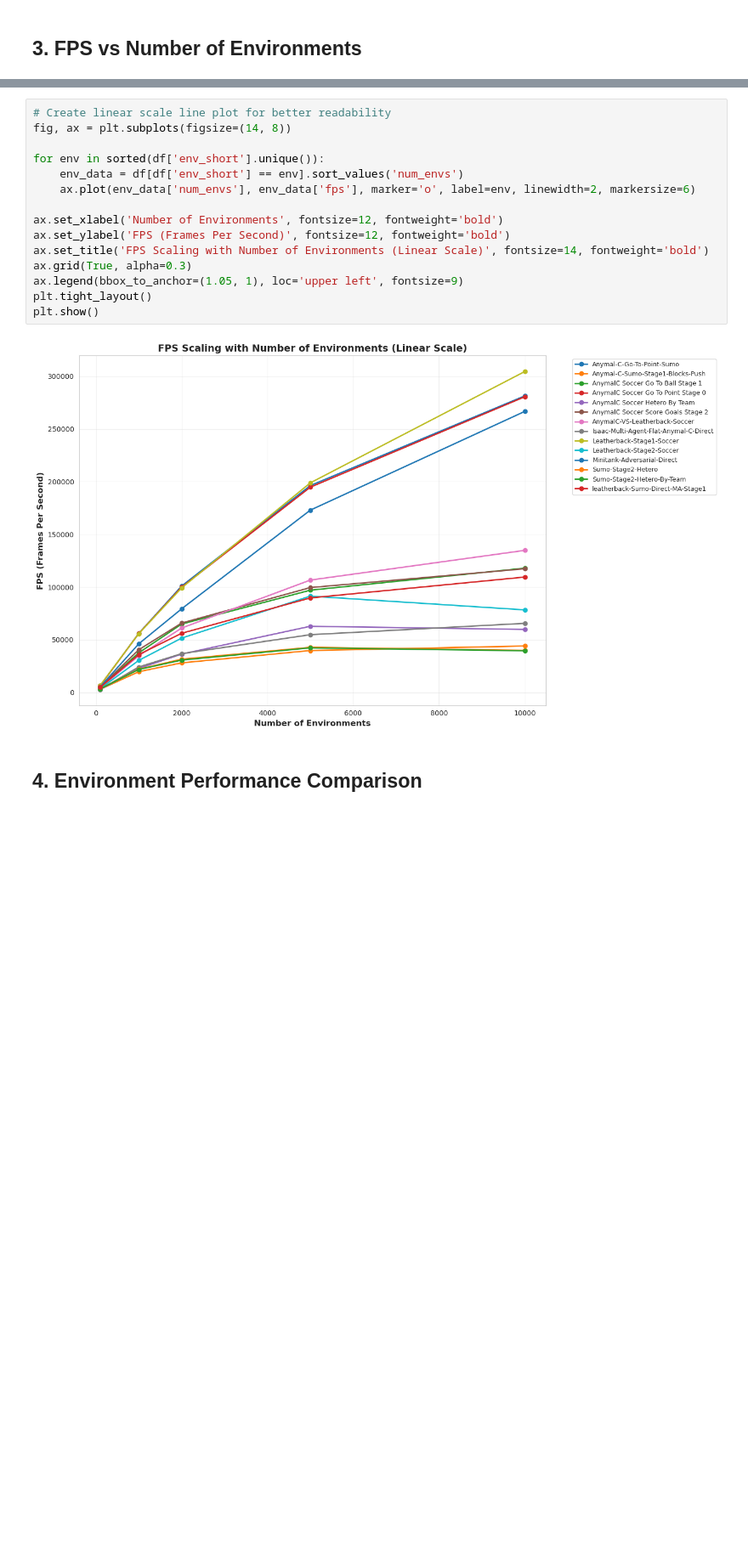
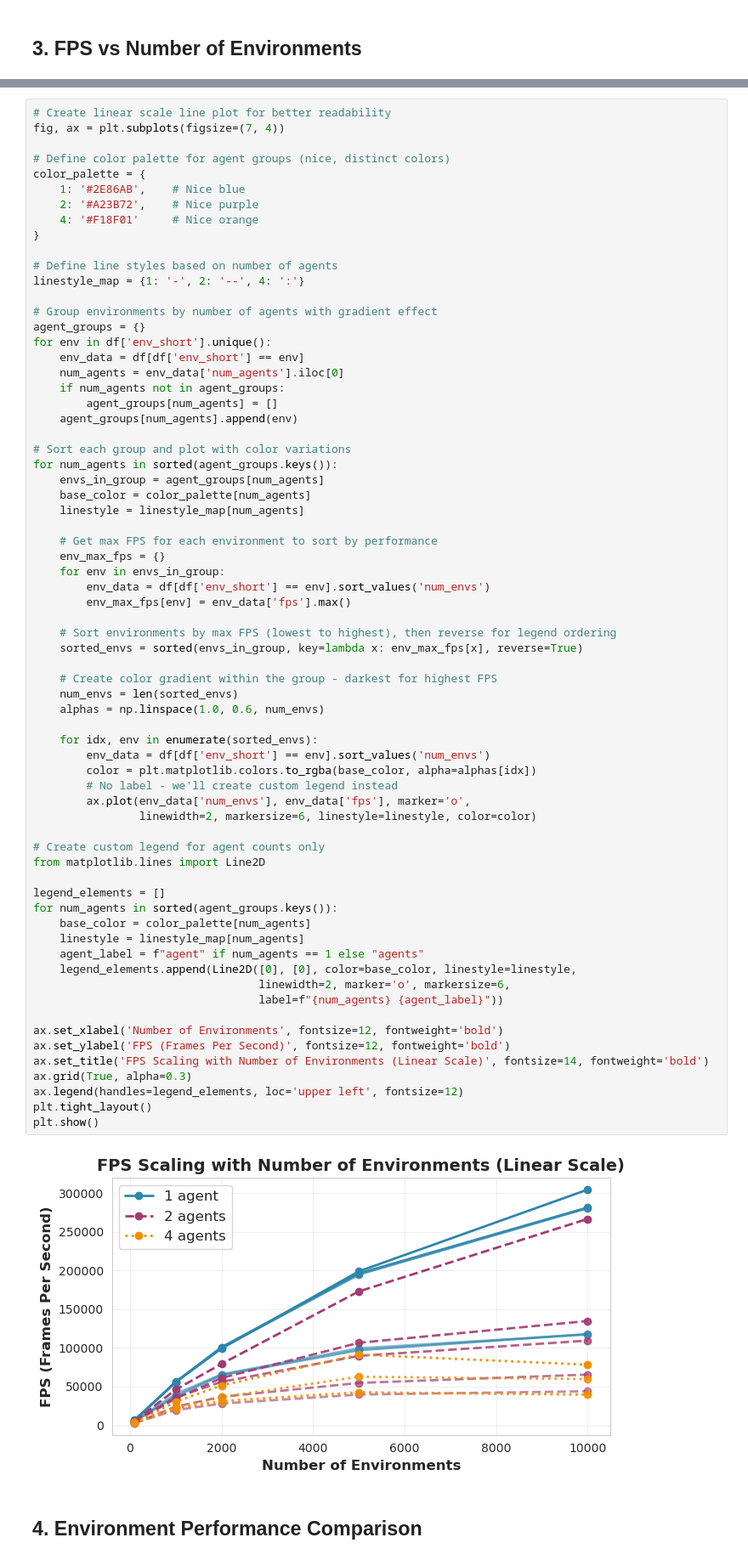
Before and after one commit to DIRECTLab/IsaacLab-HARL, a Jupyter notebook: scripts/paper_results/fps/benchmark_fps.ipynb, the cells around one changed output, grey strips where cells are left out. Shown at 85% size. Saved outputs shown, nothing was run; the diff lists cells and outputs as text; blank space fills up the shorter version.

Commit message:
final figures for iros

```diff
--- a/scripts/paper_results/fps/benchmark_fps.ipynb
+++ b/scripts/paper_results/fps/benchmark_fps.ipynb
@@ -120,21 +250,74 @@ FPS scaling patterns:
 - Nearly linear slopes (on log-log plot) indicate consistent throughput
 # %%
 # Create linear scale line plot for better readability
-fig, ax = plt.subplots(figsize=(14, 8))
+fig, ax = plt.subplots(figsize=(7, 4))
 
-for env in sorted(df['env_short'].unique()):
-    env_data = df[df['env_short'] == env].sort_values('num_envs')
-    ax.plot(env_data['num_envs'], env_data['fps'], marker='o', label=env, linewidth=2, markersize=6)
+# Define color palette for agent groups (nice, distinct colors)
+color_palette = {
+    1: '#2E86AB',    # Nice blue
+    2: '#A23B72',    # Nice purple
+    4: '#F18F01'     # Nice orange
+}
+
+# Define line styles based on number of agents
+linestyle_map = {1: '-', 2: '--', 4: ':'}
+
+# Group environments by number of agents with gradient effect
+agent_groups = {}
+for env in df['env_short'].unique():
+    env_data = df[df['env_short'] == env]
+    num_agents = env_data['num_agents'].iloc[0]
+    if num_agents not in agent_groups:
+        agent_groups[num_agents] = []
+    agent_groups[num_agents].append(env)
+
+# Sort each group and plot with color variations
+for num_agents in sorted(agent_groups.keys()):
+    envs_in_group = agent_groups[num_agents]
+    base_color = color_palette[num_agents]
+    linestyle = linestyle_map[num_agents]
+
+    # Get max FPS for each environment to sort by performance
+    env_max_fps = {}
+    for env in envs_in_group:
+        env_data = df[df['env_short'] == env].sort_values('num_envs')
+        env_max_fps[env] = env_data['fps'].max()
+
+    # Sort environments by max FPS (lowest to highest), then reverse for legend ordering
+    sorted_envs = sorted(envs_in_group, key=lambda x: env_max_fps[x], reverse=True)
+
+    # Create color gradient within the group - darkest for highest FPS
+    num_envs = len(sorted_envs)
+    alphas = np.linspace(1.0, 0.6, num_envs)
+
+    for idx, env in enumerate(sorted_envs):
+        env_data = df[df['env_short'] == env].sort_values('num_envs')
+        color = plt.matplotlib.colors.to_rgba(base_color, alpha=alphas[idx])
+        # No label - we'll create custom legend instead
+        ax.plot(env_data['num_envs'], env_data['fps'], marker='o',
+                linewidth=2, markersize=6, linestyle=linestyle, color=color)
+
+# Create custom legend for agent counts only
+from matplotlib.lines import Line2D
+
+legend_elements = []
+for num_agents in sorted(agent_groups.keys()):
+    base_color = color_palette[num_agents]
+    linestyle = linestyle_map[num_agents]
+    agent_label = f"agent" if num_agents == 1 else "agents"
+    legend_elements.append(Line2D([0], [0], color=base_color, linestyle=linestyle,
+                                  linewidth=2, marker='o', markersize=6,
+                                  label=f"{num_agents} {agent_label}"))
 
 ax.set_xlabel('Number of Environments', fontsize=12, fontweight='bold')
 ax.set_ylabel('FPS (Frames Per Second)', fontsize=12, fontweight='bold')
 ax.set_title('FPS Scaling with Number of Environments (Linear Scale)', fontsize=14, fontweight='bold')
 ax.grid(True, alpha=0.3)
-ax.legend(bbox_to_anchor=(1.05, 1), loc='upper left', fontsize=9)
+ax.legend(handles=legend_elements, loc='upper left', fontsize=12)
 plt.tight_layout()
 plt.show()
 # %% [output]
-[figure, old version]
+[figure, new version]
 # %% [markdown]
 ## 4. Environment Performance Comparison
 # %%
```
Also changed, not shown: parts of 7 cells of this notebook, 1 other file.
